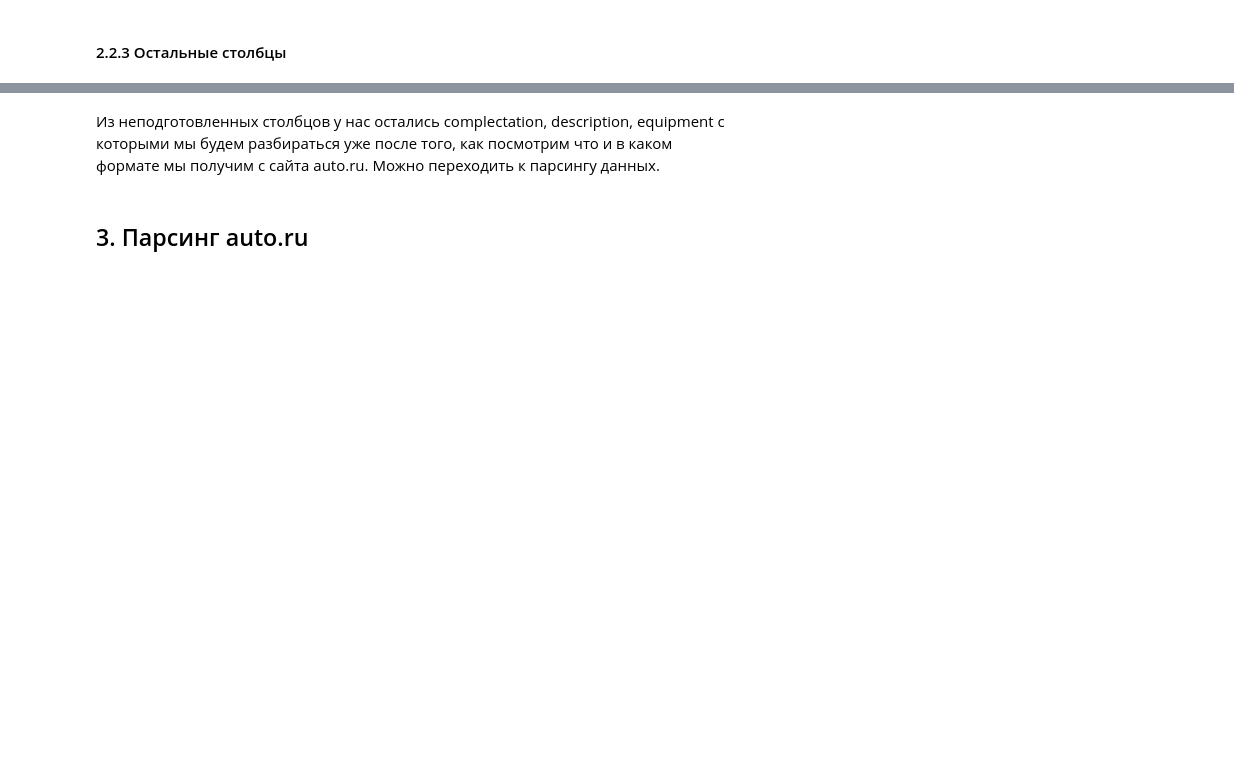
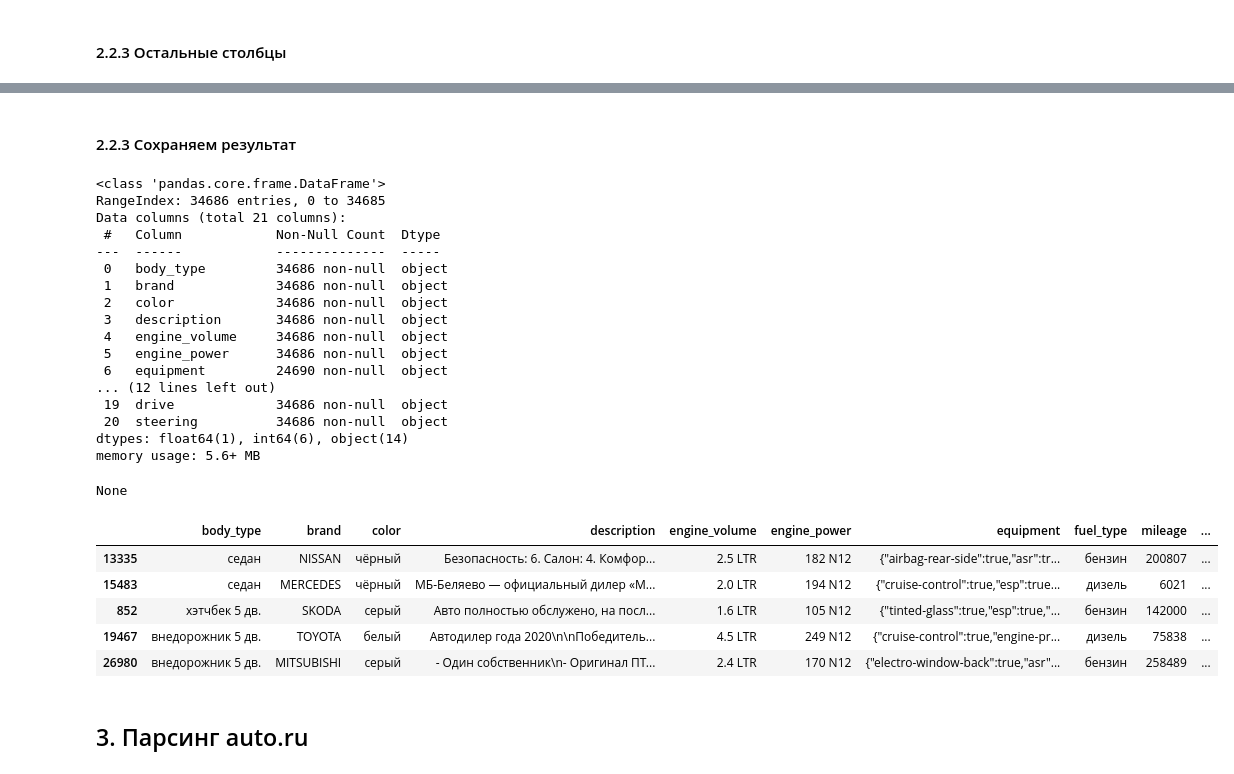
Before and after one commit to Zaslavsky-Dmitry/SkillFactory, a Jupyter notebook: module_6/Prepair_test_dataset.ipynb, the cells around one changed output, grey strips where cells are left out. Drawn from its saved outputs; the diff is of its cells as text; code cells hidden in the pictures; blank space fills up the shorter version.

Commit message:
Finished parsing auto.ru
Файл с итоговым датасетом "не пролезает" на гит-хаб, пришлось добавить в игнор :(

```diff
--- a/module_6/Prepair_test_dataset.ipynb
+++ b/module_6/Prepair_test_dataset.ipynb
@@ -245,14 +249,0 @@ test[['configuration', 'body_type',
-# %%
-# Действительно, значения совпадают, но в столбце configuration они записаны удобнее.
-# Можно "разобрать" его по соответствующим колонкам, а его самого удалить:
-
-test.body_type = test.configuration.apply(lambda x: x.split()[0])
-test.transmission = test.configuration.apply(lambda x: x.split()[1])
-
-test.drop(columns='configuration', inplace=True)
-# %%
-# Так-же можно сразу преобразовать признак с объемом двигателя в числовой. Опытным путем я выяснил что в
-# датасете у некоторых записей отсутствует число (вероятно это электромобили), им поставим объем 0.0:
-
-test.engine_volume = test.engine_volume.apply(lambda x: '0.0' if x == ' LTR'
-                                              else x.split()[0]).astype('float')
@@ -287,7 +282,5 @@ test[['name', 'engine_volume', 'transmission', 'engine_power']].sample(10)
 # %%
-# Мы оказались правы, столбец name можно будет удалить, а столбец engine_power преобразовать в числовой:
-
-test.engine_power = test.engine_power.apply(lambda x: x.split()[0]).astype('int')
+# Мы оказались правы, столбец name можно удалить:
 
 test.drop(columns='name', inplace=True)
 # %%
@@ -329,0 +342,7 @@ test.drop(columns='super_gen', inplace=True)
+# %%
+# В столбце бОльшая часть значений отсутствует совсем, а имеющиеся представлены в разных,
+# плохо интерпретируемых форматах. Данный столбец можно удалить, т.к. его обработка,
+# скорее всего, займет слишком много времени с неизвестной пользой для модели.
+# Удаляем его:
+
+test.drop(columns='complectation', inplace=True)
@@ -353,6 +423,35 @@ years = test.ownership.str.extract(
     '(\d{1,2})\s(?:лет|год)', expand=False).astype('float')
 
 test.ownership = (years*12 + months)
-# %% [markdown]
-Из неподготовленных столбцов у нас остались complectation, description, equipment с которыми мы будем разбираться уже после того, как посмотрим что и в каком формате мы получим с сайта auto.ru.
-Можно переходить к парсингу данных.
+# %% [markdown]
+#### 2.2.3 Сохраняем результат
+# %%
+# Посмотрим что у нас в итоге получилось:
+
+display(test.info())
+display(test.sample(5))
+# %% [output]
+<class 'pandas.core.frame.DataFrame'>
+RangeIndex: 34686 entries, 0 to 34685
+Data columns (total 21 columns):
+ #   Column            Non-Null Count  Dtype
+---  ------            --------------  -----
+ 0   body_type         34686 non-null  object
+ 1   brand             34686 non-null  object
+ 2   color             34686 non-null  object
+ 3   description       34686 non-null  object
+ 4   engine_volume     34686 non-null  object
+ 5   engine_power      34686 non-null  object
+ 6   equipment         24690 non-null  object
+... (12 lines left out)
+ 19  drive             34686 non-null  object
+ 20  steering          34686 non-null  object
+dtypes: float64(1), int64(6), object(14)
+memory usage: 5.6+ MB
+None
+|  | body_type | brand | color | description | engine_volume | engine_power | equipment | fuel_type | mileage | ... |
+| 13335 | седан | NISSAN | чёрный | Безопасность: 6. Салон: 4. Комфор... | 2.5 LTR | 182 N12 | {"airbag-rear-side":true,"asr":tr... | бензин | 200807 | ... |
+| 15483 | седан | MERCEDES | чёрный | МБ-Беляево — официальный дилер «М... | 2.0 LTR | 194 N12 | {"cruise-control":true,"esp":true... | дизель | 6021 | ... |
+| 852 | хэтчбек 5 дв. | SKODA | серый | Авто полностью обслужено, на посл... | 1.6 LTR | 105 N12 | {"tinted-glass":true,"esp":true,"... | бензин | 142000 | ... |
+| 19467 | внедорожник 5 дв. | TOYOTA | белый | Автодилер года 2020\n\nПобедитель... | 4.5 LTR | 249 N12 | {"cruise-control":true,"engine-pr... | дизель | 75838 | ... |
+| 26980 | внедорожник 5 дв. | MITSUBISHI | серый | - Один собственник\n- Оригинал ПТ... | 2.4 LTR | 170 N12 | {"electro-window-back":true,"asr"... | бензин | 258489 | ... |
```
Also changed, not shown: parts of 77 cells of this notebook, 12 other files.
